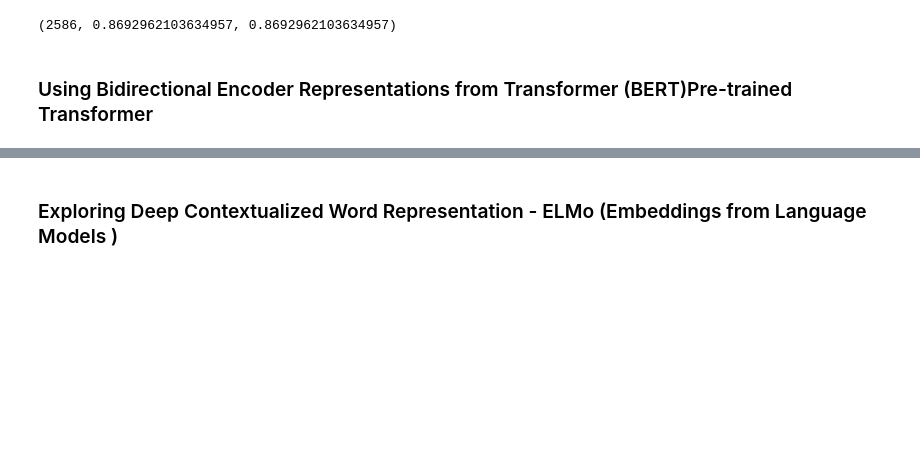
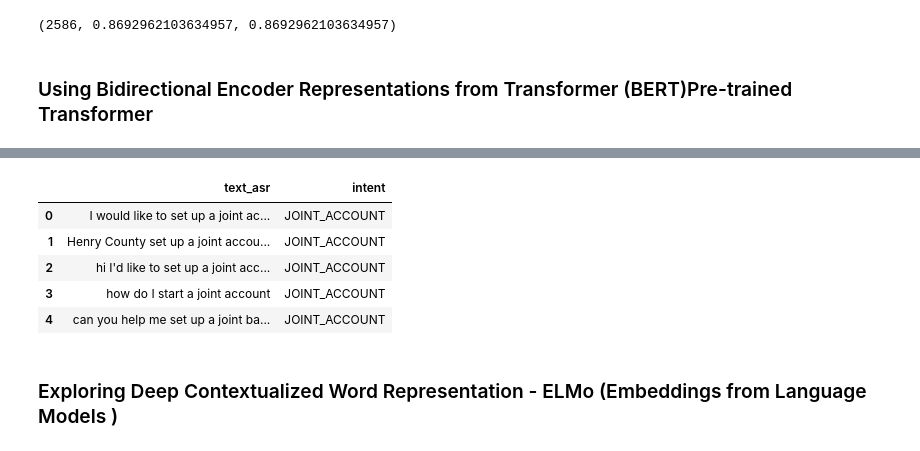
Before and after one commit to Seems1268/Intent_Classification, a Jupyter notebook: Topic_Analysis.ipynb, the cells around one changed output, grey strips where cells are left out. Saved outputs shown, nothing was run; the diff lists cells and outputs as text; code cells hidden in the pictures; blank space fills up the shorter version.

```diff
--- a/Topic_Analysis.ipynb
+++ b/Topic_Analysis.ipynb
@@ -1611,3 +1868,13 @@ model.test(test_file) #(n, precision, recall)
+# %%
+english_df = pd.read_csv("/content/drive/MyDrive/Dissertation/Topic_Analysis/dataset/en-US.csv")
+english_df.head()
+# %% [output]
+|  | text_asr | intent |
+| 0 | I would like to set up a joint ac... | JOINT_ACCOUNT |
+| 1 | Henry County set up a joint accou... | JOINT_ACCOUNT |
+| 2 | hi I'd like to set up a joint acc... | JOINT_ACCOUNT |
+| 3 | how do I start a joint account | JOINT_ACCOUNT |
+| 4 | can you help me set up a joint ba... | JOINT_ACCOUNT |
 # %% [markdown]
 ### Exploring Deep Contextualized Word Representation  - ELMo (Embeddings from Language Models )
 # %% [markdown]
```
Also changed, not shown: parts of 34 cells of this notebook, 5 other files.
